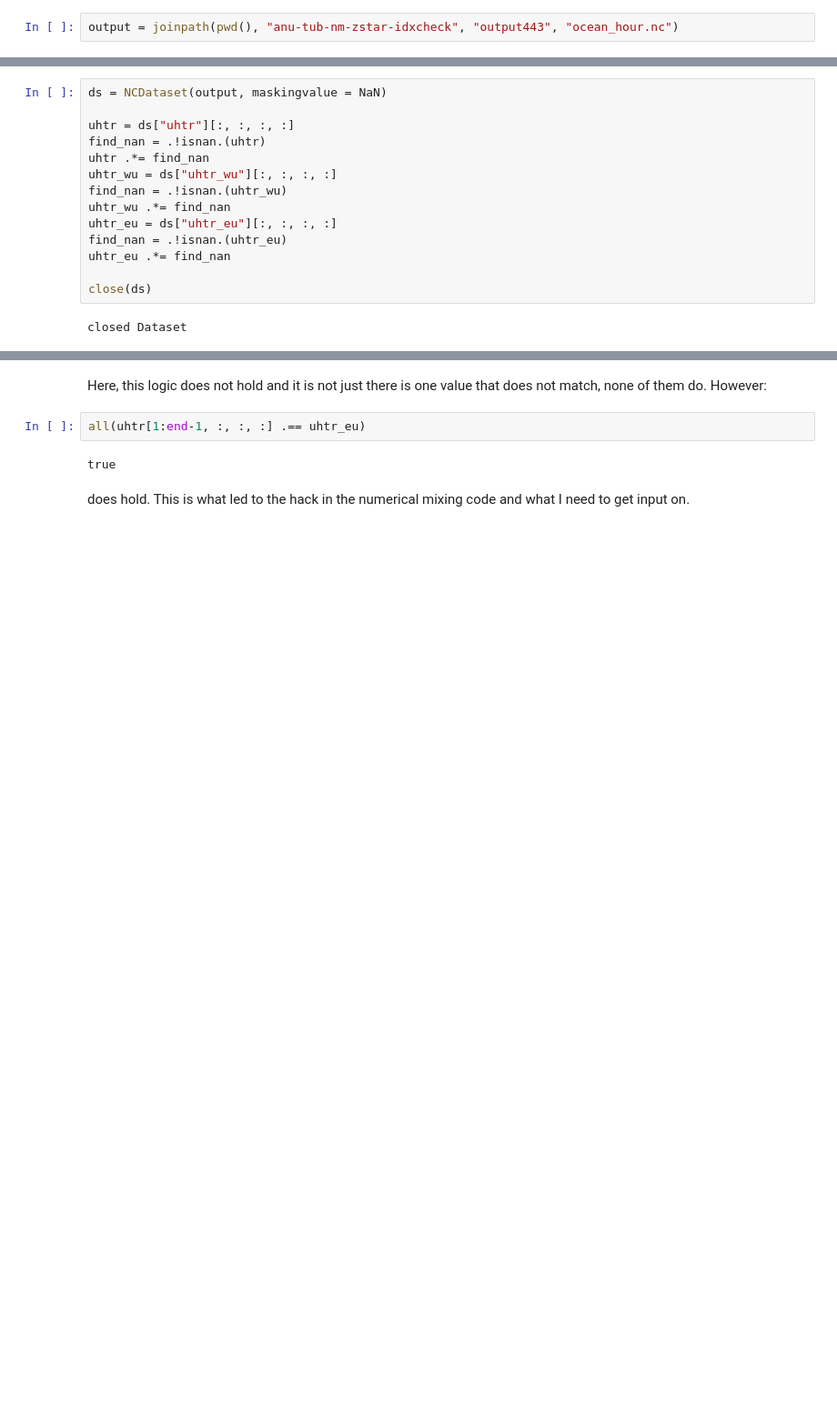
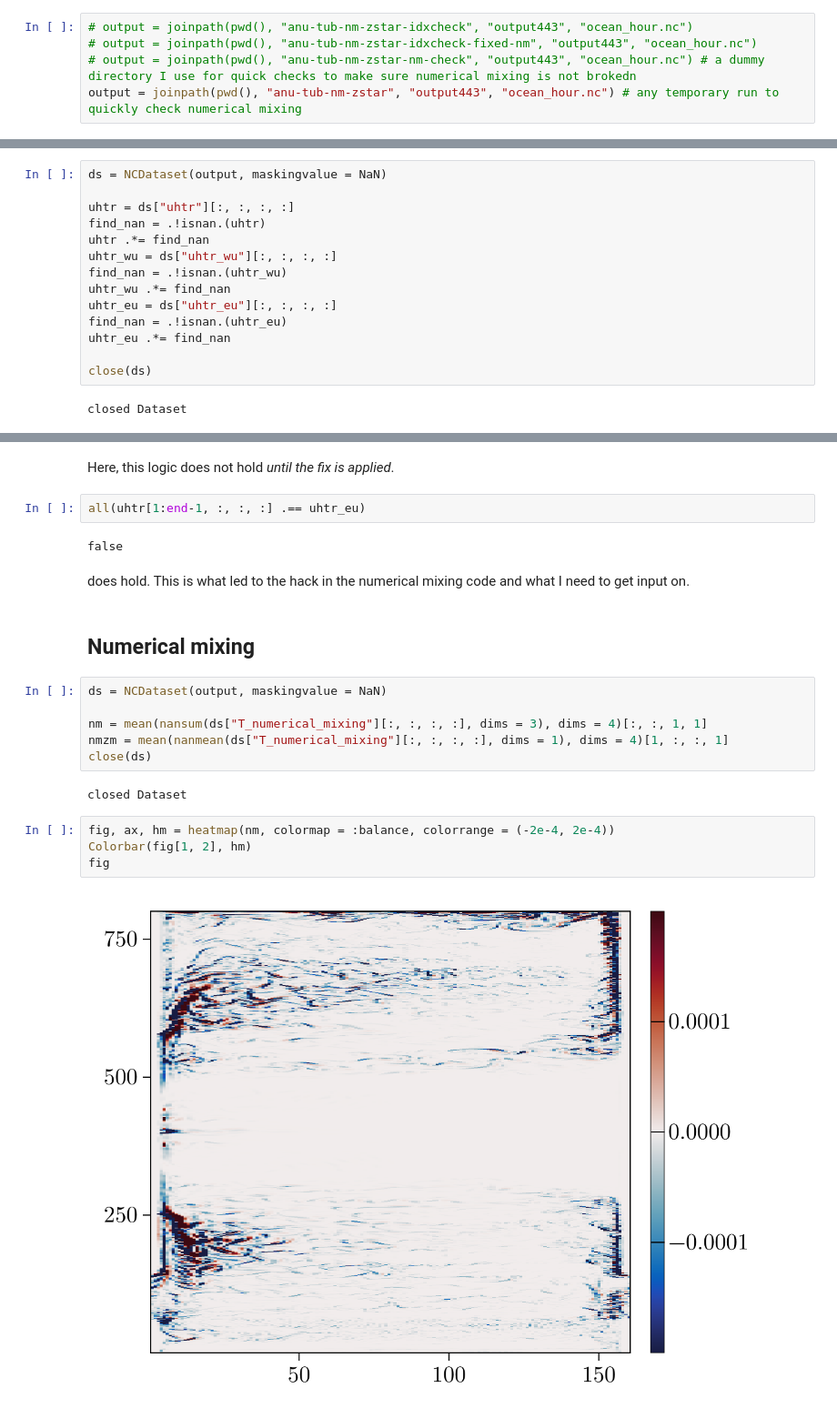
Before and after one commit to jbisits/anu-tub, a Jupyter notebook: outputs/index_check.ipynb, the cells around one changed output, grey strips where cells are left out. Shown at 91% size. Drawn from its saved outputs; the diff is of its cells as text; blank space fills up the shorter version.

Commit message:
Few more diag tables and the index check notebook

```diff
--- a/outputs/index_check.ipynb
+++ b/outputs/index_check.ipynb
@@ -41,5 +55,8 @@ include("plotting.jl")
 │           - static
 └           - vertical coordinate
 # %%
-output = joinpath(pwd(), "anu-tub-nm-zstar-idxcheck", "output443", "ocean_hour.nc")
+# output = joinpath(pwd(), "anu-tub-nm-zstar-idxcheck", "output443", "ocean_hour.nc")
+# output = joinpath(pwd(), "anu-tub-nm-zstar-idxcheck-fixed-nm", "output443", "ocean_hour.nc")
+# output = joinpath(pwd(), "anu-tub-nm-zstar-nm-check", "output443", "ocean_hour.nc") # a dummy directory I use for quick checks to make sure numerical mixing is not brokedn
+output = joinpath(pwd(), "anu-tub-nm-zstar", "output443", "ocean_hour.nc") # any temporary run to quickly check numerical mixing
 # %% [output]
@@ -101,10 +118,25 @@ false
 # %% [markdown]
-Here, this logic does not hold and it is not just there is one value that does not match, none of them do.
-However:
+Here, this logic does not hold *until the fix is applied*.
 # %%
 all(uhtr[1:end-1, :, :, :] .== uhtr_eu)
 # %% [output]
-true
+false
 # %% [markdown]
 does hold.
 This is what led to the hack in the numerical mixing code and what I need to get input on.
+# %% [markdown]
+## Numerical mixing
+# %%
+ds = NCDataset(output, maskingvalue = NaN)
+
+nm = mean(nansum(ds["T_numerical_mixing"][:, :, :, :], dims = 3), dims = 4)[:, :, 1, 1]
+nmzm = mean(nanmean(ds["T_numerical_mixing"][:, :, :, :], dims = 1), dims = 4)[1, :, :, 1]
+close(ds)
+# %% [output]
+closed Dataset
+# %%
+fig, ax, hm = heatmap(nm, colormap = :balance, colorrange = (-2e-4, 2e-4))
+Colorbar(fig[1, 2], hm)
+fig
+# %% [output]
+[figure, added]
```
Also changed, not shown: parts of 5 cells of this notebook, 4 other files.
